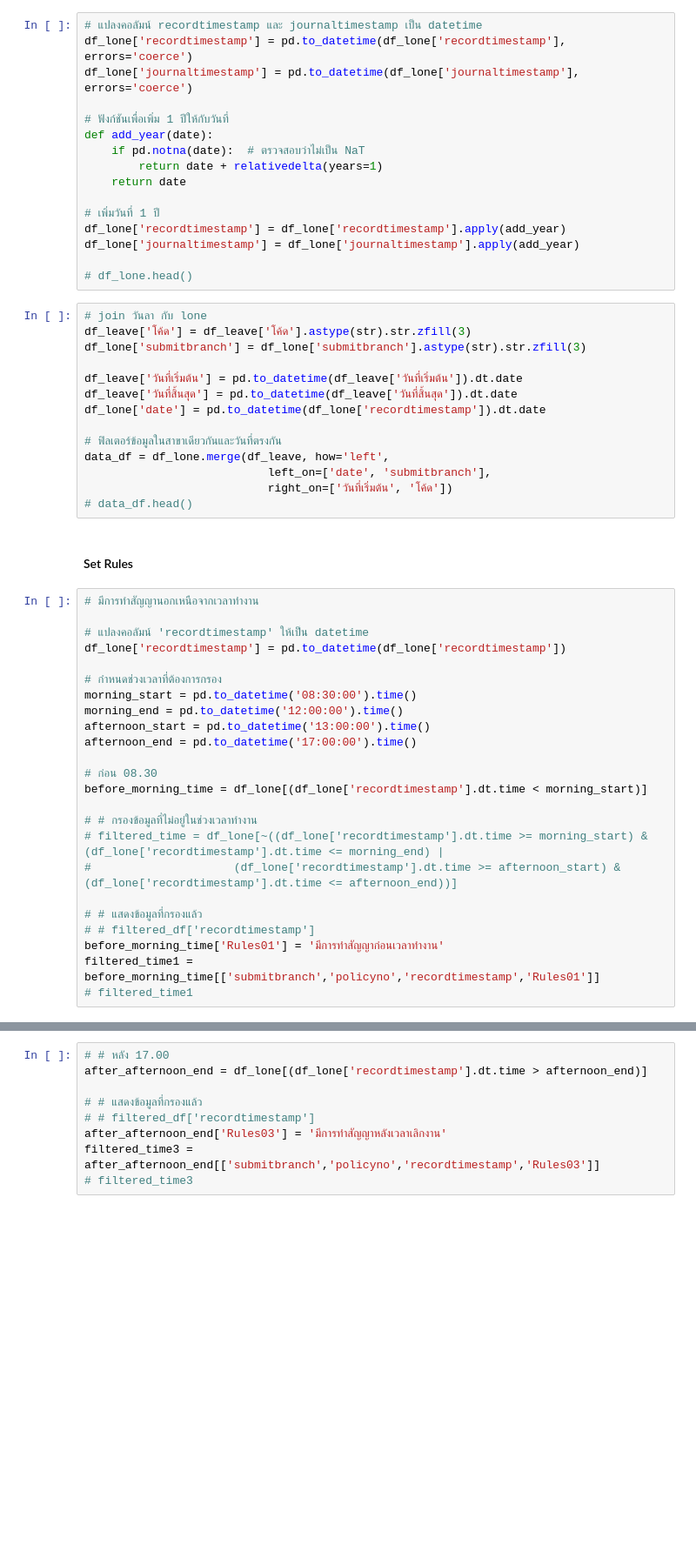
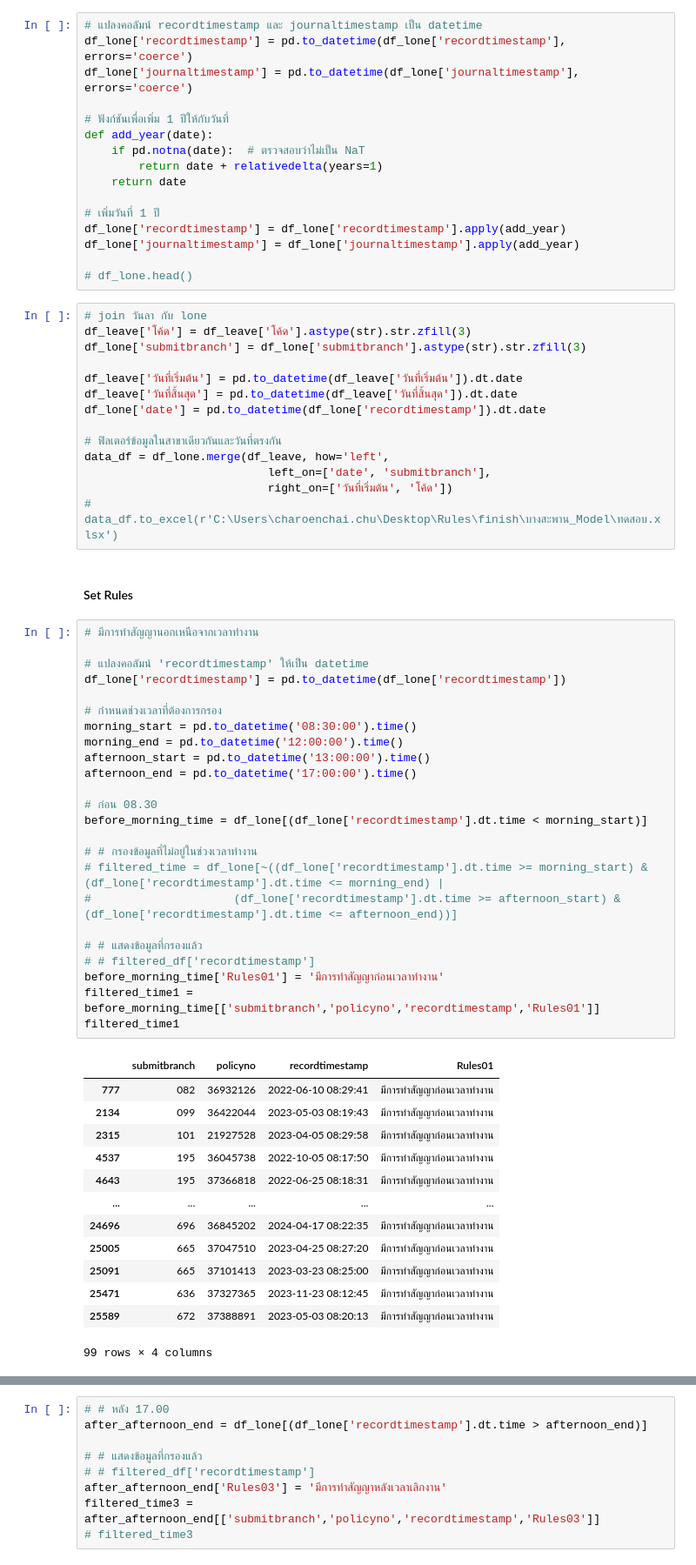
Before and after one commit to CCharoenchai/Rules-Desktop, a Jupyter notebook: บางสะพานModel.ipynb, the cells around one changed output, grey strips where cells are left out. Shown at 87% size. Saved outputs shown, nothing was run; the diff lists cells and outputs as text; blank space fills up the shorter version.

```diff
--- a/เคสบางสะพาน.ipynb
+++ b/บางสะพานModel.ipynb
@@ -54,33 +54,47 @@ df_lone['date'] = pd.to_datetime(df_lone['recordtimestamp']).dt.date
 data_df = df_lone.merge(df_leave, how='left',
                            left_on=['date', 'submitbranch'],
                            right_on=['วันที่เริ่มต้น', 'โค้ด'])
-# data_df.head()
+# data_df.to_excel(r'C:\Users\charoenchai.chu\Desktop\Rules\finish\บางสะพาน_Model\ทดสอบ.xlsx')
 # %% [markdown]
 #### Set Rules
 # %%
 # มีการทำสัญญานอกเหนือจากเวลาทำงาน
 
 # แปลงคอลัมน์ 'recordtimestamp' ให้เป็น datetime
 df_lone['recordtimestamp'] = pd.to_datetime(df_lone['recordtimestamp'])
 
 # กำหนดช่วงเวลาที่ต้องการกรอง
 morning_start = pd.to_datetime('08:30:00').time()
 morning_end = pd.to_datetime('12:00:00').time()
 afternoon_start = pd.to_datetime('13:00:00').time()
 afternoon_end = pd.to_datetime('17:00:00').time()
 
 # ก่อน 08.30
 before_morning_time = df_lone[(df_lone['recordtimestamp'].dt.time < morning_start)]
 
 # # กรองข้อมูลที่ไม่อยู่ในช่วงเวลาทำงาน
 # filtered_time = df_lone[~((df_lone['recordtimestamp'].dt.time >= morning_start) & (df_lone['recordtimestamp'].dt.time <= morning_end) |
 #                     (df_lone['recordtimestamp'].dt.time >= afternoon_start) & (df_lone['recordtimestamp'].dt.time <= afternoon_end))]
 
 # # แสดงข้อมูลที่กรองแล้ว
 # # filtered_df['recordtimestamp']
 before_morning_time['Rules01'] = 'มีการทำสัญญาก่อนเวลาทำงาน'
 filtered_time1 = before_morning_time[['submitbranch','policyno','recordtimestamp','Rules01']]
-# filtered_time1
+filtered_time1
+# %% [output]
+|  | submitbranch | policyno | recordtimestamp | Rules01 |
+| 777 | 082 | 36932126 | 2022-06-10 08:29:41 | มีการทำสัญญาก่อนเวลาทำงาน |
+| 2134 | 099 | 36422044 | 2023-05-03 08:19:43 | มีการทำสัญญาก่อนเวลาทำงาน |
+| 2315 | 101 | 21927528 | 2023-04-05 08:29:58 | มีการทำสัญญาก่อนเวลาทำงาน |
+| 4537 | 195 | 36045738 | 2022-10-05 08:17:50 | มีการทำสัญญาก่อนเวลาทำงาน |
+| 4643 | 195 | 37366818 | 2022-06-25 08:18:31 | มีการทำสัญญาก่อนเวลาทำงาน |
+| ... | ... | ... | ... | ... |
+| 24696 | 696 | 36845202 | 2024-04-17 08:22:35 | มีการทำสัญญาก่อนเวลาทำงาน |
+| 25005 | 665 | 37047510 | 2023-04-25 08:27:20 | มีการทำสัญญาก่อนเวลาทำงาน |
+| 25091 | 665 | 37101413 | 2023-03-23 08:25:00 | มีการทำสัญญาก่อนเวลาทำงาน |
+| 25471 | 636 | 37327365 | 2023-11-23 08:12:45 | มีการทำสัญญาก่อนเวลาทำงาน |
+| 25589 | 672 | 37388891 | 2023-05-03 08:20:13 | มีการทำสัญญาก่อนเวลาทำงาน |
+99 rows × 4 columns
 # %%
 # # พักเที่ยง ลันช์ไทม์
 luch_time = df_lone[(df_lone['recordtimestamp'].dt.time > morning_end) & (df_lone['recordtimestamp'].dt.time < afternoon_start)]
```
Also changed, not shown: parts of 6 cells of this notebook, 3 other files.
